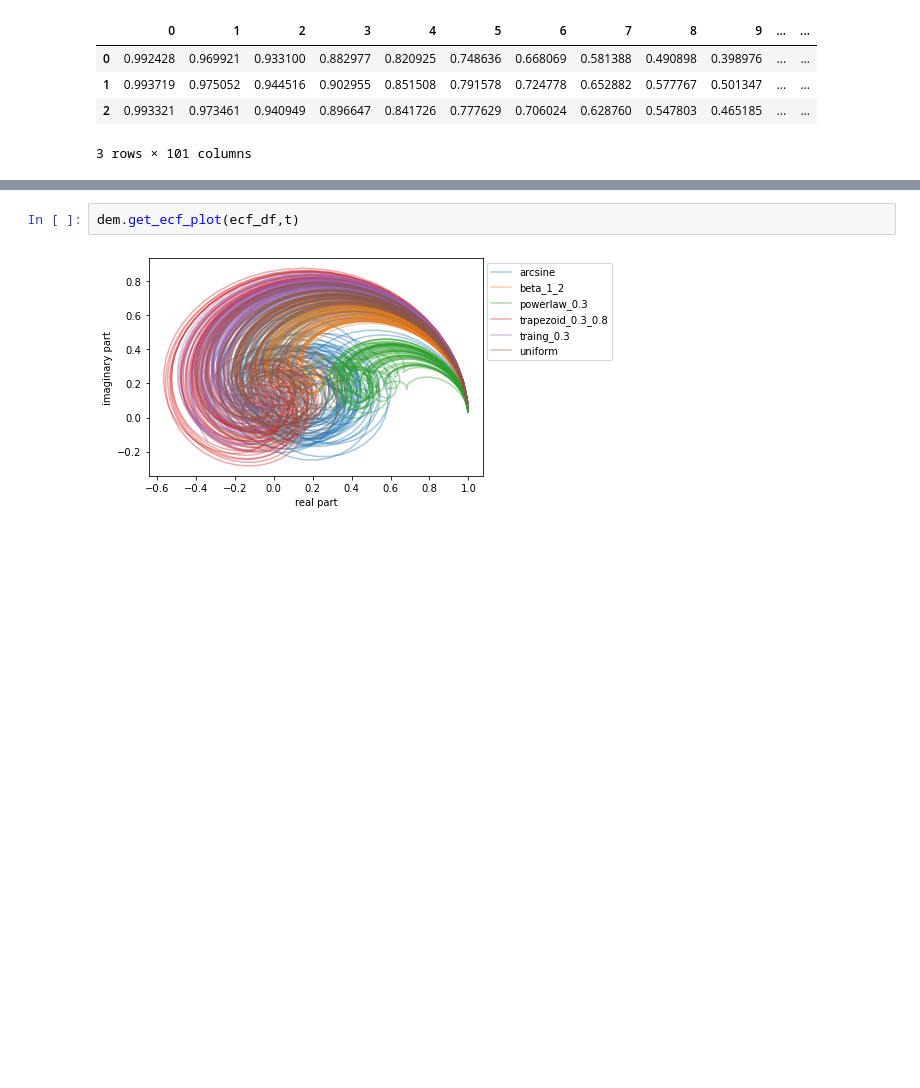
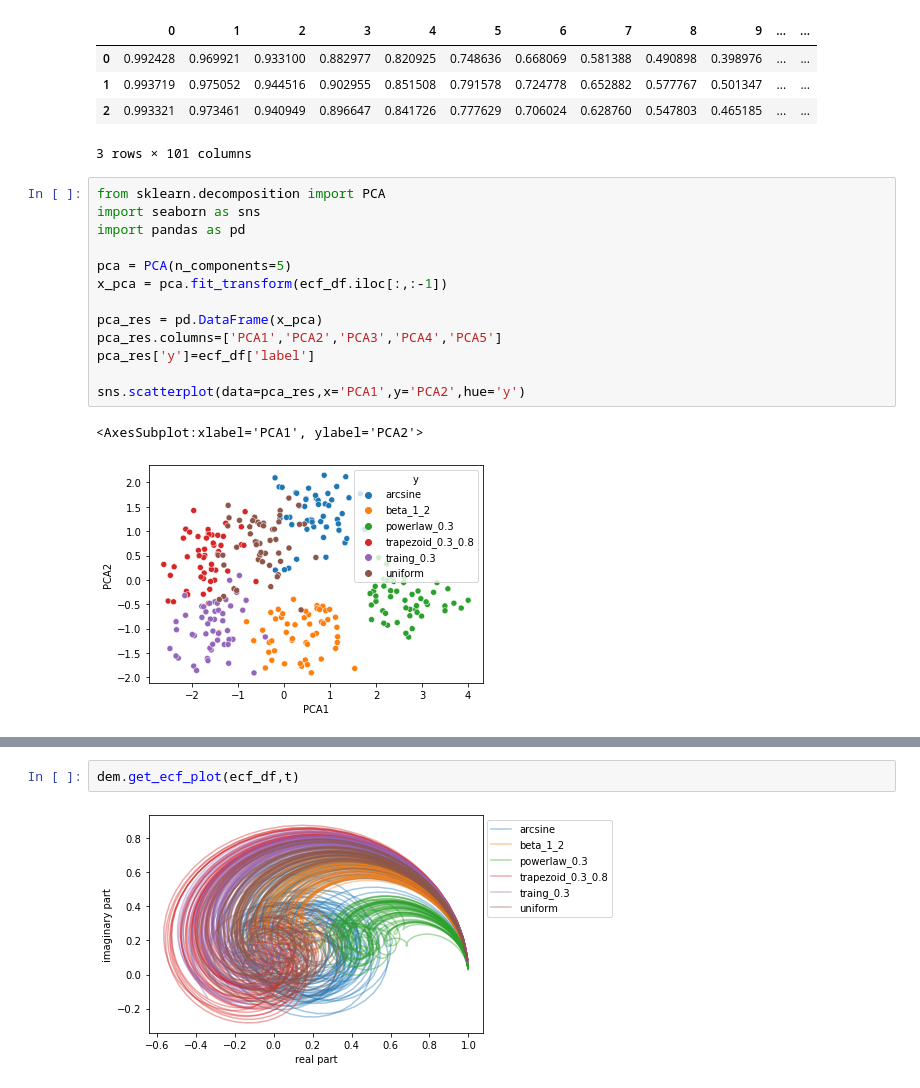
Before and after one commit to sheilafarrahi/thesis, a Jupyter notebook: empirical_characteristics_function.ipynb, the cells around one changed output, grey strips where cells are left out. Drawn from its saved outputs; the diff is of its cells as text; blank space fills up the shorter version.

```diff
--- a/empirical_characteristics_function.ipynb
+++ b/empirical_characteristics_function.ipynb
@@ -62,3 +62,19 @@ ecf_df.head(3)
 | 1 | 0.993719 | 0.975052 | 0.944516 | 0.902955 | 0.851508 | 0.791578 | 0.724778 | 0.652882 | 0.577767 | 0.501347 | ... | ... |
 | 2 | 0.993321 | 0.973461 | 0.940949 | 0.896647 | 0.841726 | 0.777629 | 0.706024 | 0.628760 | 0.547803 | 0.465185 | ... | ... |
 3 rows × 101 columns
+# %%
+from sklearn.decomposition import PCA
+import seaborn as sns
+import pandas as pd
+
+pca = PCA(n_components=5)
+x_pca = pca.fit_transform(ecf_df.iloc[:,:-1])
+
+pca_res = pd.DataFrame(x_pca)
+pca_res.columns=['PCA1','PCA2','PCA3','PCA4','PCA5']
+pca_res['y']=ecf_df['label']
+
+sns.scatterplot(data=pca_res,x='PCA1',y='PCA2',hue='y')
+# %% [output]
+<AxesSubplot:xlabel='PCA1', ylabel='PCA2'>
+[figure, added]
```
Also changed, not shown: parts of 5 cells of this notebook, 4 other files.
